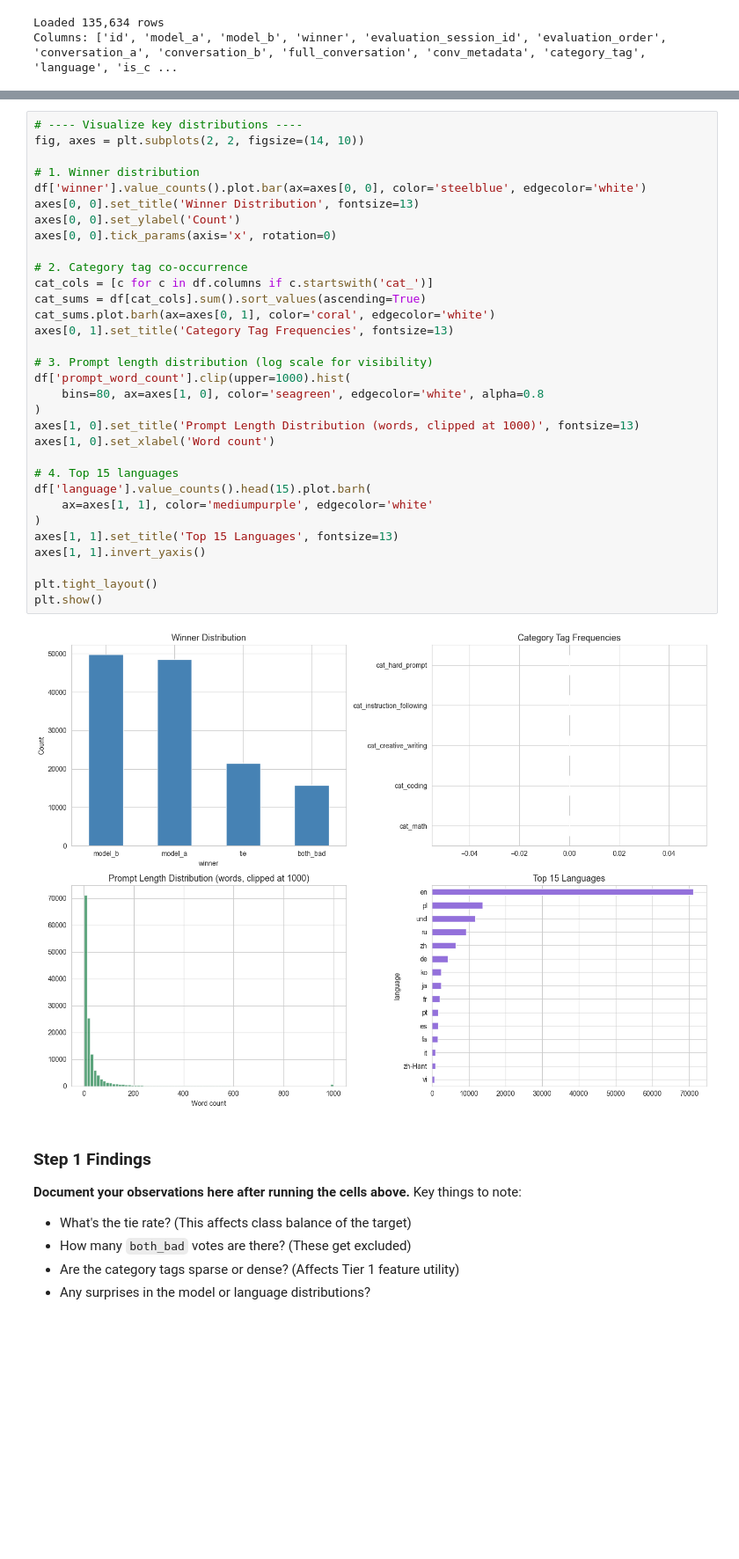
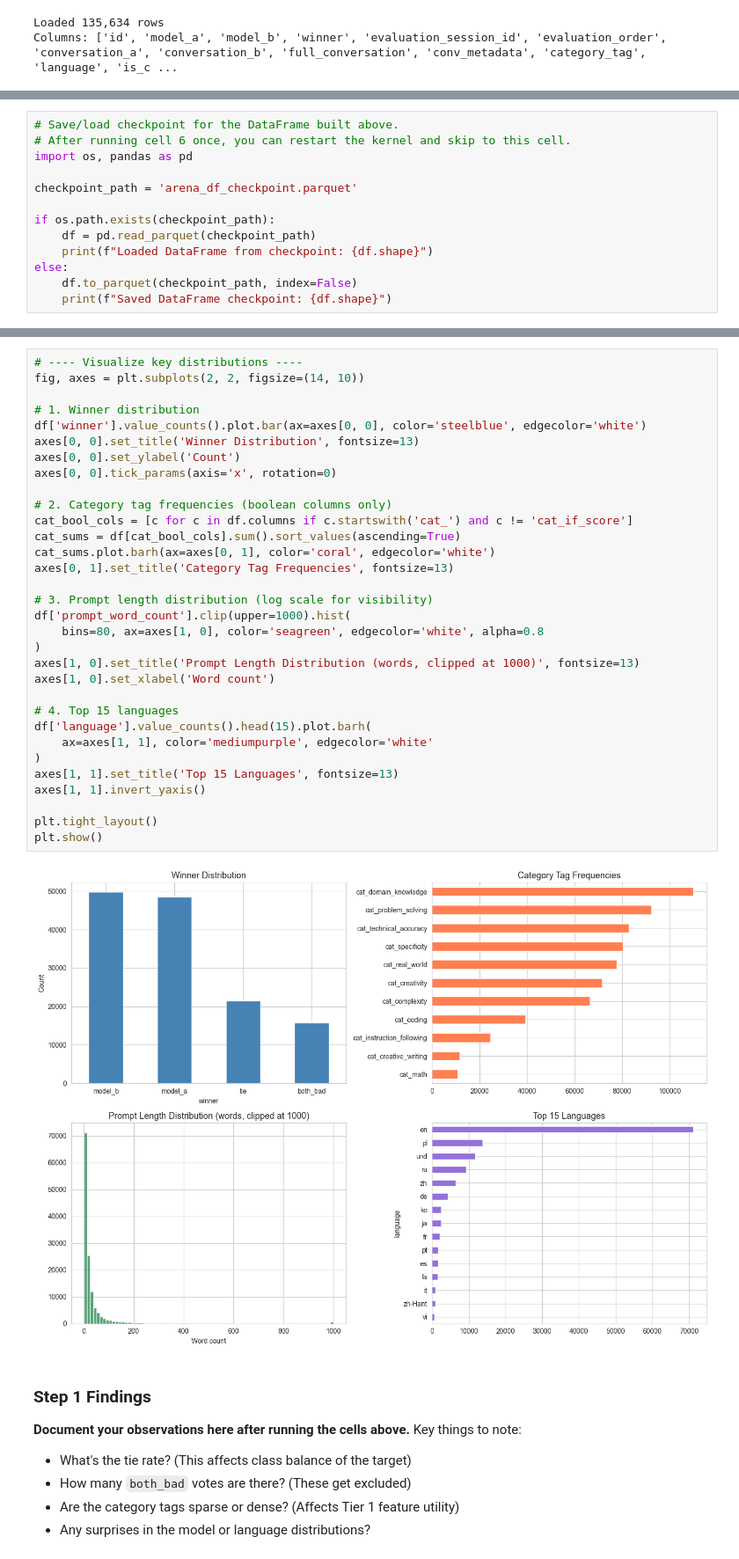
Before and after one commit to alexherman11/RightRoute, a Jupyter notebook: KDD_Phase1_Pipeline.ipynb, the cells around one changed output, grey strips where cells are left out. Shown at 88% size. Drawn from its saved outputs; the diff is of its cells as text; blank space fills up the shorter version.

```diff
--- a/KDD_Phase1_Pipeline.ipynb
+++ b/KDD_Phase1_Pipeline.ipynb
@@ -130,0 +158,13 @@ DataFrame shape: (135634, 14)
+# %%
+# Save/load checkpoint for the DataFrame built above.
+# After running cell 6 once, you can restart the kernel and skip to this cell.
+import os, pandas as pd
+
+checkpoint_path = 'arena_df_checkpoint.parquet'
+
+if os.path.exists(checkpoint_path):
+    df = pd.read_parquet(checkpoint_path)
+    print(f"Loaded DataFrame from checkpoint: {df.shape}")
+else:
+    df.to_parquet(checkpoint_path, index=False)
+    print(f"Saved DataFrame checkpoint: {df.shape}")
@@ -184,37 +236,37 @@ Name: prompt_word_count, dtype: float64
 # %%
 # ---- Visualize key distributions ----
 fig, axes = plt.subplots(2, 2, figsize=(14, 10))
 
 # 1. Winner distribution
 df['winner'].value_counts().plot.bar(ax=axes[0, 0], color='steelblue', edgecolor='white')
 axes[0, 0].set_title('Winner Distribution', fontsize=13)
 axes[0, 0].set_ylabel('Count')
 axes[0, 0].tick_params(axis='x', rotation=0)
 
-# 2. Category tag co-occurrence
-cat_cols = [c for c in df.columns if c.startswith('cat_')]
-cat_sums = df[cat_cols].sum().sort_values(ascending=True)
+# 2. Category tag frequencies (boolean columns only)
+cat_bool_cols = [c for c in df.columns if c.startswith('cat_') and c != 'cat_if_score']
+cat_sums = df[cat_bool_cols].sum().sort_values(ascending=True)
 cat_sums.plot.barh(ax=axes[0, 1], color='coral', edgecolor='white')
 axes[0, 1].set_title('Category Tag Frequencies', fontsize=13)
 
 # 3. Prompt length distribution (log scale for visibility)
 df['prompt_word_count'].clip(upper=1000).hist(
     bins=80, ax=axes[1, 0], color='seagreen', edgecolor='white', alpha=0.8
 )
 axes[1, 0].set_title('Prompt Length Distribution (words, clipped at 1000)', fontsize=13)
 axes[1, 0].set_xlabel('Word count')
 
 # 4. Top 15 languages
 df['language'].value_counts().head(15).plot.barh(
     ax=axes[1, 1], color='mediumpurple', edgecolor='white'
 )
 axes[1, 1].set_title('Top 15 Languages', fontsize=13)
 axes[1, 1].invert_yaxis()
 
 plt.tight_layout()
 plt.show()
 # %% [output]
-[figure, old version]
+[figure, new version]
 # %% [markdown]
 ### Step 1 Findings
 
```
Also changed, not shown: parts of 48 cells of this notebook, 3 other files.
